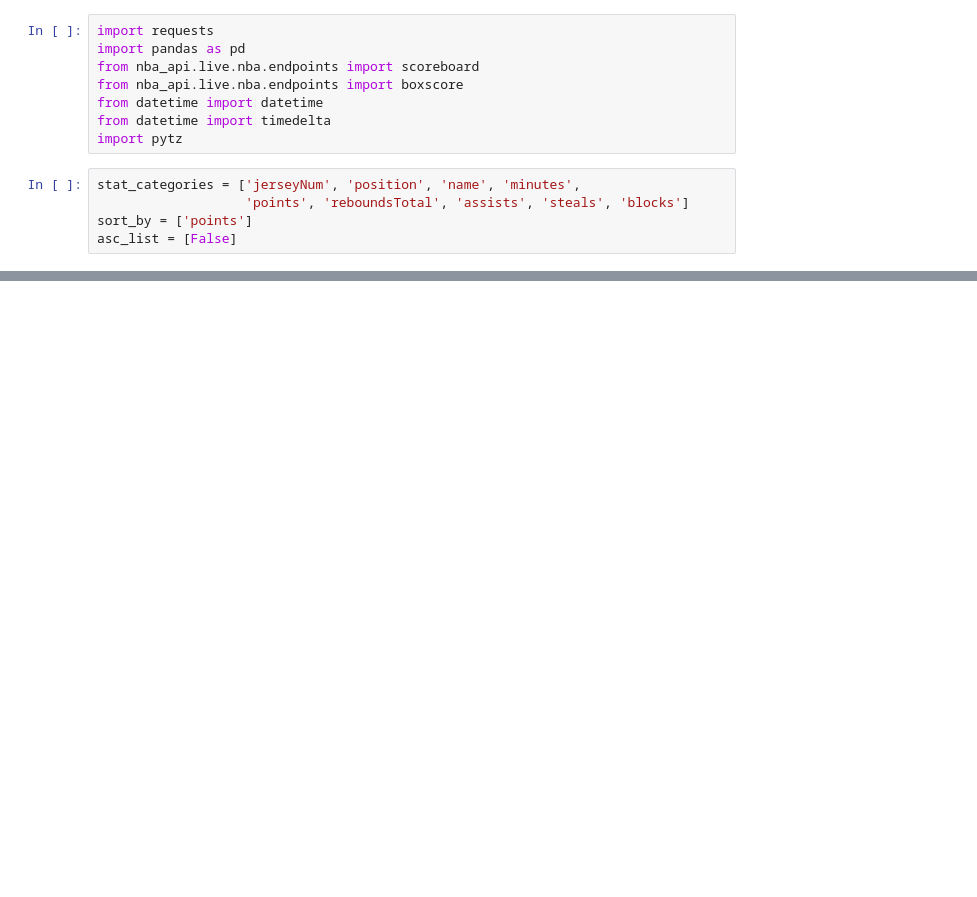
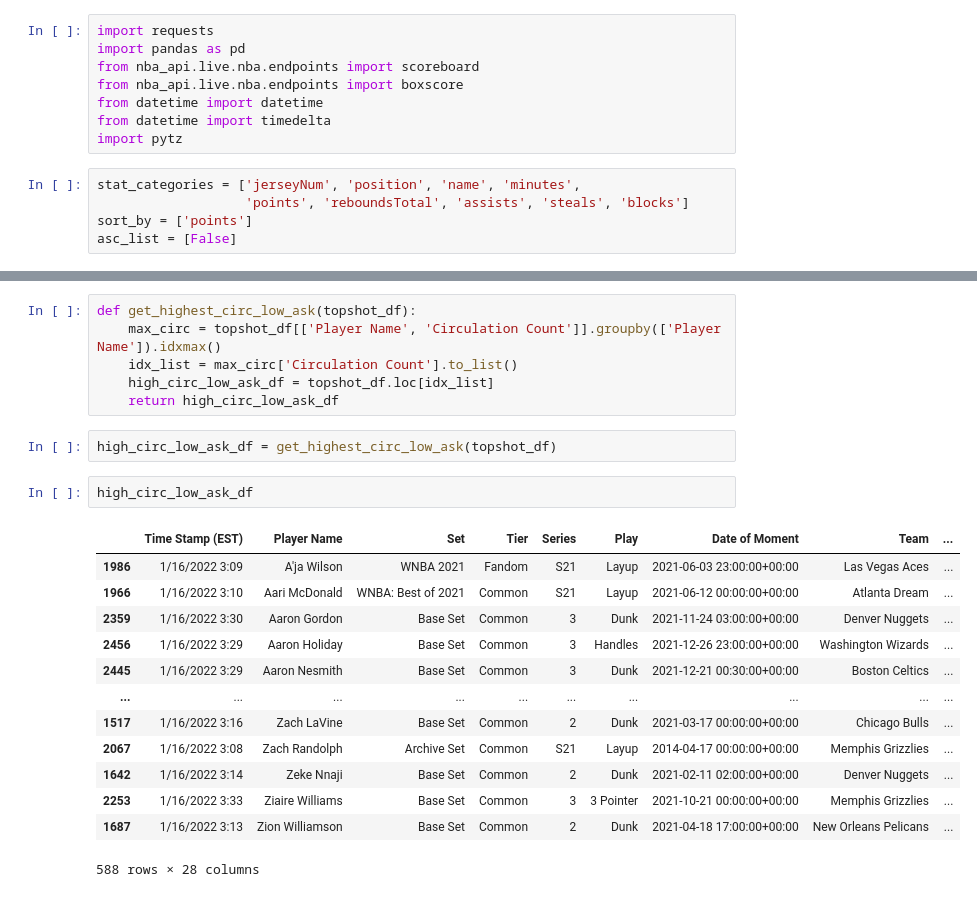
Before and after one commit to rydr0z/NBA-Live-Stat-Tracker, a Jupyter notebook: NBA Box Score Helper.ipynb, the cells around one changed output, grey strips where cells are left out. Drawn from its saved outputs; the diff is of its cells as text; blank space fills up the shorter version.

```diff
--- a/NBA Box Score Helper.ipynb
+++ b/NBA Box Score Helper.ipynb
@@ -91,0 +125,24 @@ Game ID 0022100650: ORL at DAL - 21:30 start
+# %%
+def get_highest_circ_low_ask(topshot_df):
+    max_circ = topshot_df[['Player Name', 'Circulation Count']].groupby(['Player Name']).idxmax()
+    idx_list = max_circ['Circulation Count'].to_list()
+    high_circ_low_ask_df = topshot_df.loc[idx_list]
+    return high_circ_low_ask_df
+# %%
+high_circ_low_ask_df = get_highest_circ_low_ask(topshot_df)
+# %%
+high_circ_low_ask_df
+# %% [output]
+|  | Time Stamp (EST) | Player Name | Set | Tier | Series | Play | Date of Moment | Team | ... |
+| 1986 | 1/16/2022 3:09 | A'ja Wilson | WNBA 2021 | Fandom | S21 | Layup | 2021-06-03 23:00:00+00:00 | Las Vegas Aces | ... |
+| 1966 | 1/16/2022 3:10 | Aari McDonald | WNBA: Best of 2021 | Common | S21 | Layup | 2021-06-12 00:00:00+00:00 | Atlanta Dream | ... |
+| 2359 | 1/16/2022 3:30 | Aaron Gordon | Base Set | Common | 3 | Dunk | 2021-11-24 03:00:00+00:00 | Denver Nuggets | ... |
+| 2456 | 1/16/2022 3:29 | Aaron Holiday | Base Set | Common | 3 | Handles | 2021-12-26 23:00:00+00:00 | Washington Wizards | ... |
+| 2445 | 1/16/2022 3:29 | Aaron Nesmith | Base Set | Common | 3 | Dunk | 2021-12-21 00:30:00+00:00 | Boston Celtics | ... |
+| ... | ... | ... | ... | ... | ... | ... | ... | ... | ... |
+| 1517 | 1/16/2022 3:16 | Zach LaVine | Base Set | Common | 2 | Dunk | 2021-03-17 00:00:00+00:00 | Chicago Bulls | ... |
+| 2067 | 1/16/2022 3:08 | Zach Randolph | Archive Set | Common | S21 | Layup | 2014-04-17 00:00:00+00:00 | Memphis Grizzlies | ... |
+| 1642 | 1/16/2022 3:14 | Zeke Nnaji | Base Set | Common | 2 | Dunk | 2021-02-11 02:00:00+00:00 | Denver Nuggets | ... |
+| 2253 | 1/16/2022 3:33 | Ziaire Williams | Base Set | Common | 3 | 3 Pointer | 2021-10-21 00:00:00+00:00 | Memphis Grizzlies | ... |
+| 1687 | 1/16/2022 3:13 | Zion Williamson | Base Set | Common | 2 | Dunk | 2021-04-18 17:00:00+00:00 | New Orleans Pelicans | ... |
+588 rows × 28 columns
```
Also changed, not shown: parts of 6 cells of this notebook, 3 other files.
